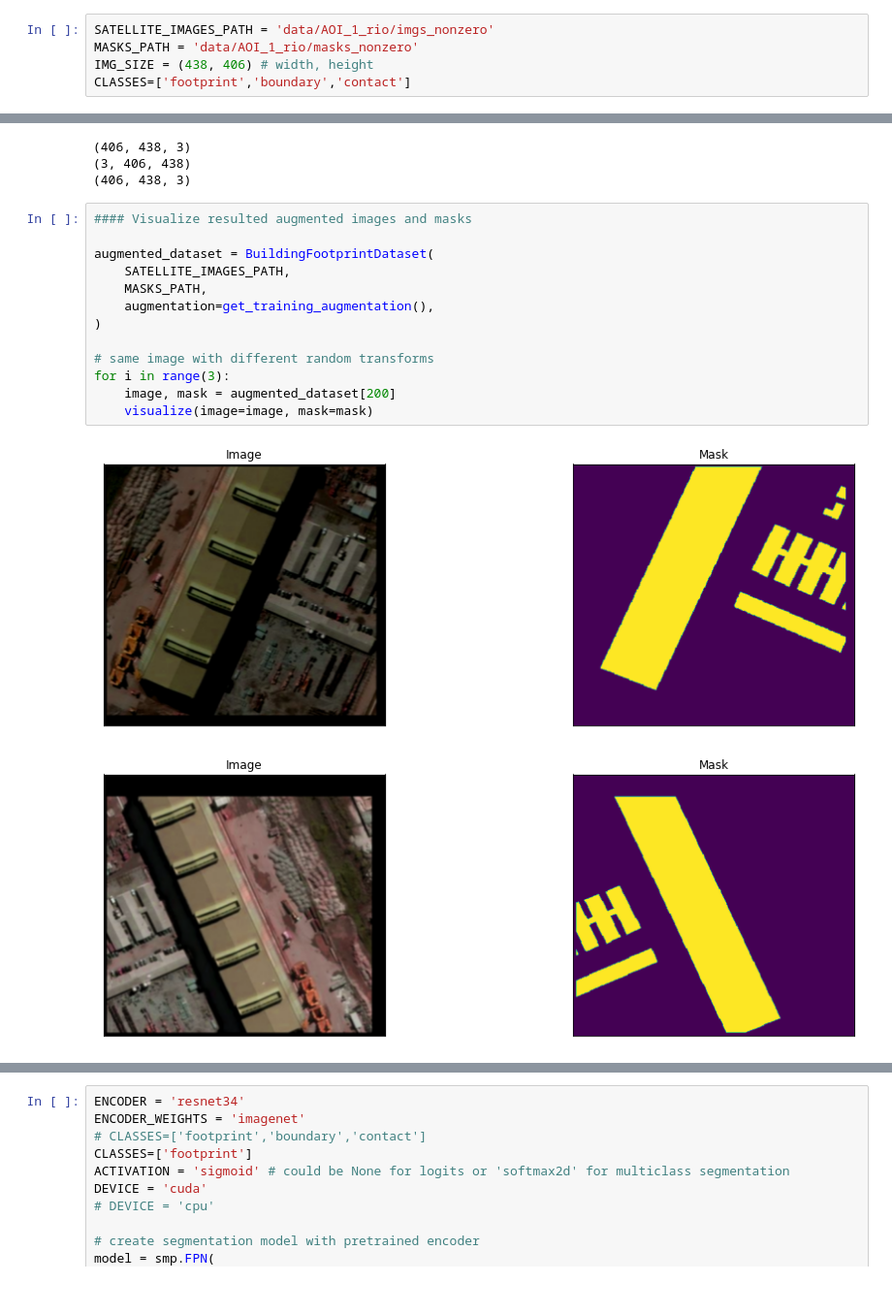
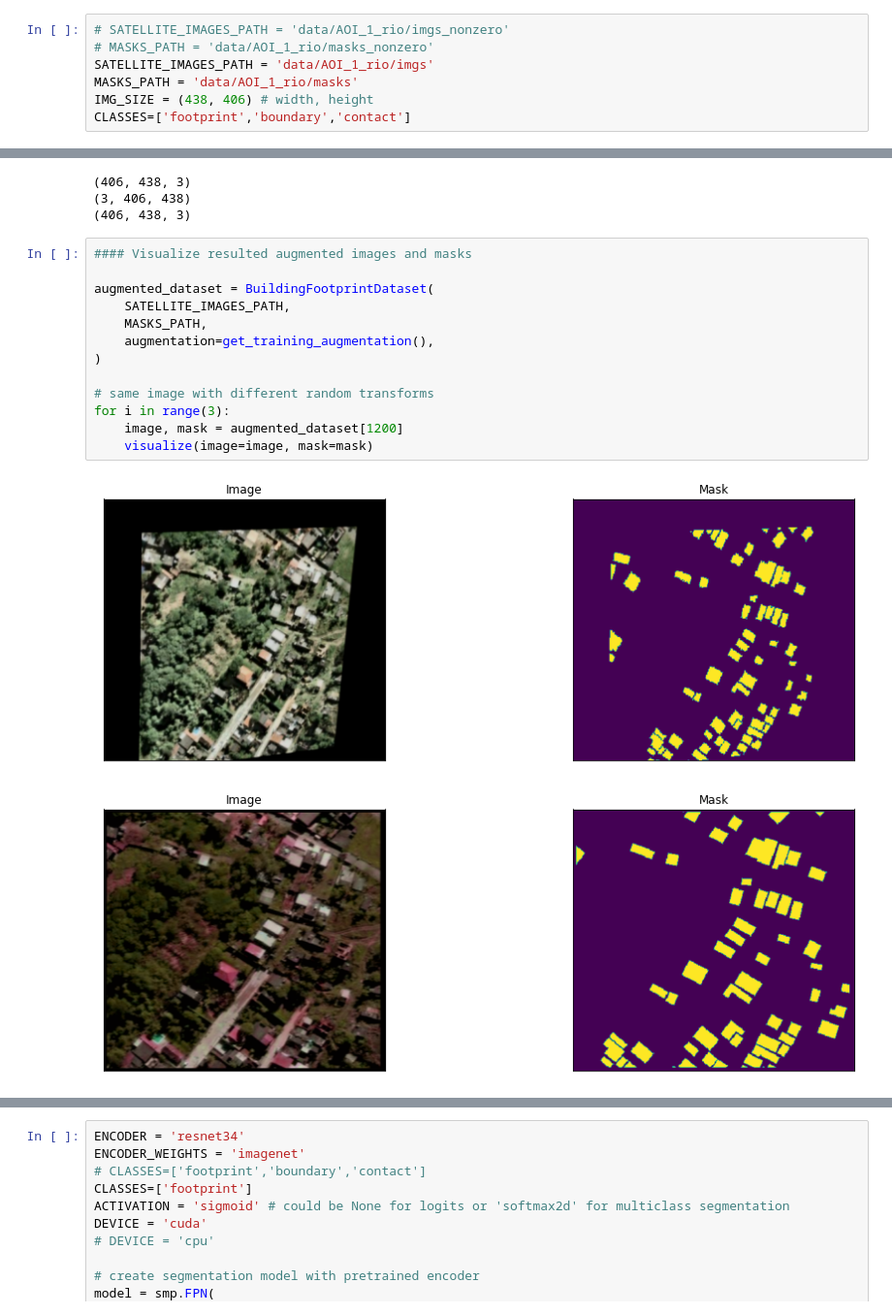
Before and after one commit to ThinkOcean-India-Research/asdi-hackathon, a Jupyter notebook: building-detection/training_notebook.ipynb, the cells around one changed output, grey strips where cells are left out. Shown at 97% size. Saved outputs shown, nothing was run; the diff lists cells and outputs as text.

Commit message:
add all images while training

```diff
--- a/building-detection/training_notebook.ipynb
+++ b/building-detection/training_notebook.ipynb
@@ -17,8 +17,10 @@ We will be only catering to AOI : Rio for now.
 
 ref : https://pytorch.org/tutorials/intermediate/torchvision_tutorial.html#writing-a-custom-dataset-for-pennfudan, https://github.com/qubvel/segmentation_models.pytorch/blob/master/examples/cars%20segmentation%20(camvid).ipynb
 # %%
-SATELLITE_IMAGES_PATH = 'data/AOI_1_rio/imgs_nonzero'
-MASKS_PATH = 'data/AOI_1_rio/masks_nonzero'
+# SATELLITE_IMAGES_PATH = 'data/AOI_1_rio/imgs_nonzero'
+# MASKS_PATH = 'data/AOI_1_rio/masks_nonzero'
+SATELLITE_IMAGES_PATH = 'data/AOI_1_rio/imgs'
+MASKS_PATH = 'data/AOI_1_rio/masks'
 IMG_SIZE = (438, 406) # width, height
 CLASSES=['footprint','boundary','contact']
 # %%
@@ -219,16 +226,16 @@ print(sat_img.transpose(2,0,1).transpose(1,2,0).shape)
 # %%
 #### Visualize resulted augmented images and masks
 
 augmented_dataset = BuildingFootprintDataset(
     SATELLITE_IMAGES_PATH,
     MASKS_PATH,
     augmentation=get_training_augmentation(),
 )
 
 # same image with different random transforms
 for i in range(3):
-    image, mask = augmented_dataset[200]
+    image, mask = augmented_dataset[1200]
     visualize(image=image, mask=mask)
 # %% [output]
-[figure, old version]
+[figure, new version]
-[figure, old version]
+[figure, new version]
```
Also changed, not shown: parts of 7 cells of this notebook, 1 other file.
